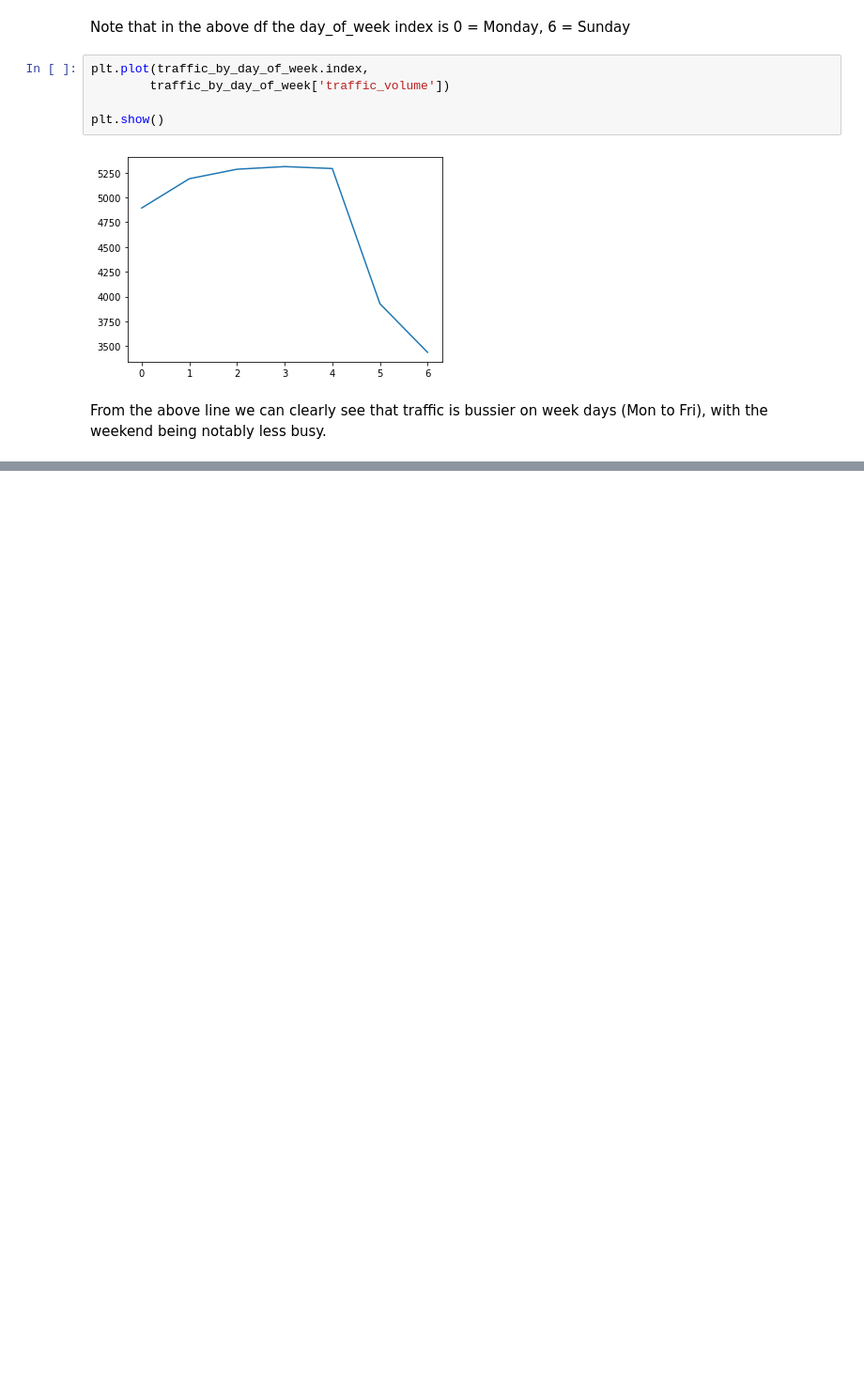
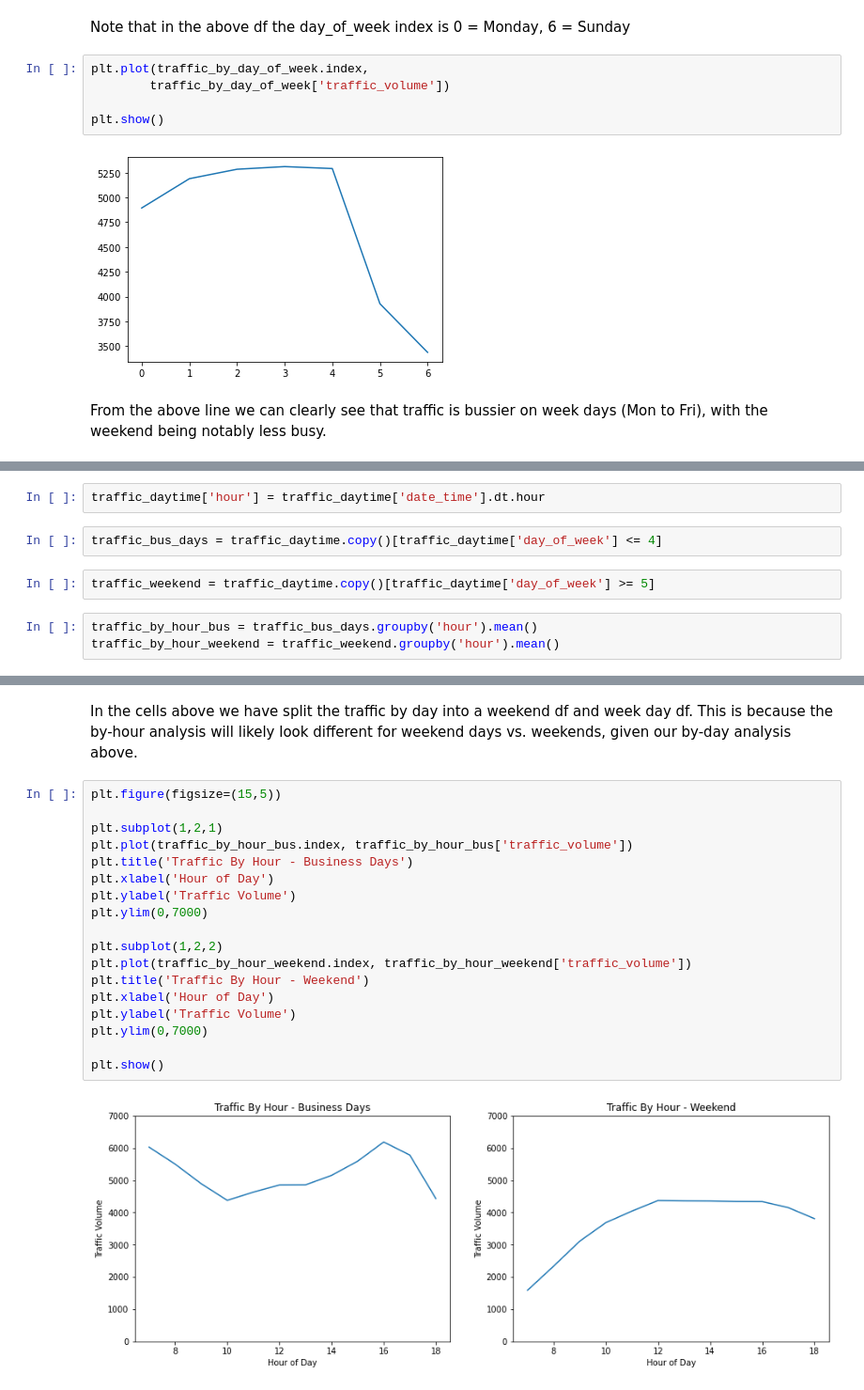
Before and after one commit to timwoodland/Finding_heavy_traffic_indicators_on_I-94_project, a Jupyter notebook: Finding_heavy_traffic_indicators_on_I-94_project.ipynb, the cells around one changed output, grey strips where cells are left out. Shown at 94% size. Drawn from its saved outputs; the diff is of its cells as text; blank space fills up the shorter version.

Commit message:
Completed data analysis and conclusions

```diff
--- a/Finding_heavy_traffic_indicators_on_I-94_project.ipynb
+++ b/Finding_heavy_traffic_indicators_on_I-94_project.ipynb
@@ -301,0 +320,9 @@ From the above line we can clearly see that traffic is bussier on week days (Mon
+# %%
+traffic_daytime['hour'] = traffic_daytime['date_time'].dt.hour
+# %%
+traffic_bus_days = traffic_daytime.copy()[traffic_daytime['day_of_week'] <= 4]
+# %%
+traffic_weekend = traffic_daytime.copy()[traffic_daytime['day_of_week'] >= 5]
+# %%
+traffic_by_hour_bus = traffic_bus_days.groupby('hour').mean()
+traffic_by_hour_weekend = traffic_weekend.groupby('hour').mean()
@@ -301,0 +363,22 @@ From the above line we can clearly see that traffic is bussier on week days (Mon
+# %% [markdown]
+In the cells above we have split the traffic by day into a weekend df and week day df. This is because the by-hour analysis will likely look different for weekend days vs. weekends, given our by-day analysis above.
+# %%
+plt.figure(figsize=(15,5))
+
+plt.subplot(1,2,1)
+plt.plot(traffic_by_hour_bus.index, traffic_by_hour_bus['traffic_volume'])
+plt.title('Traffic By Hour - Business Days')
+plt.xlabel('Hour of Day')
+plt.ylabel('Traffic Volume')
+plt.ylim(0,7000)
+
+plt.subplot(1,2,2)
+plt.plot(traffic_by_hour_weekend.index, traffic_by_hour_weekend['traffic_volume'])
+plt.title('Traffic By Hour - Weekend')
+plt.xlabel('Hour of Day')
+plt.ylabel('Traffic Volume')
+plt.ylim(0,7000)
+
+plt.show()
+# %% [output]
+[figure, added]
```
Also changed, not shown: parts of 16 cells of this notebook.
